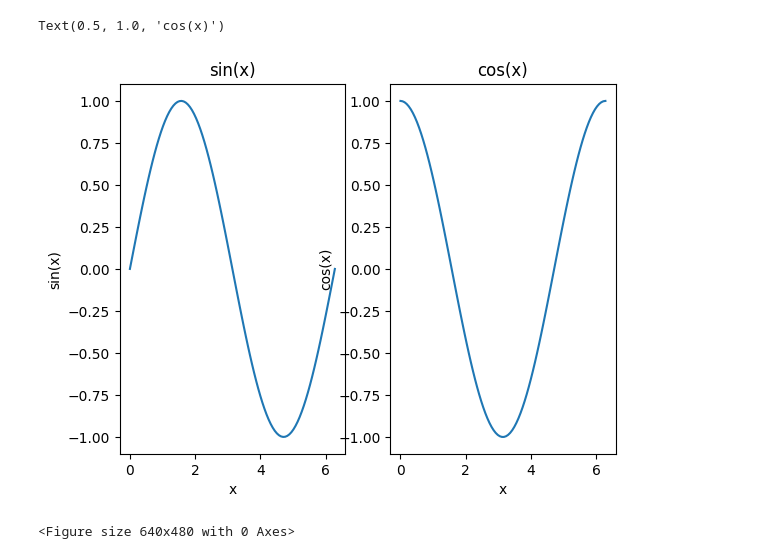
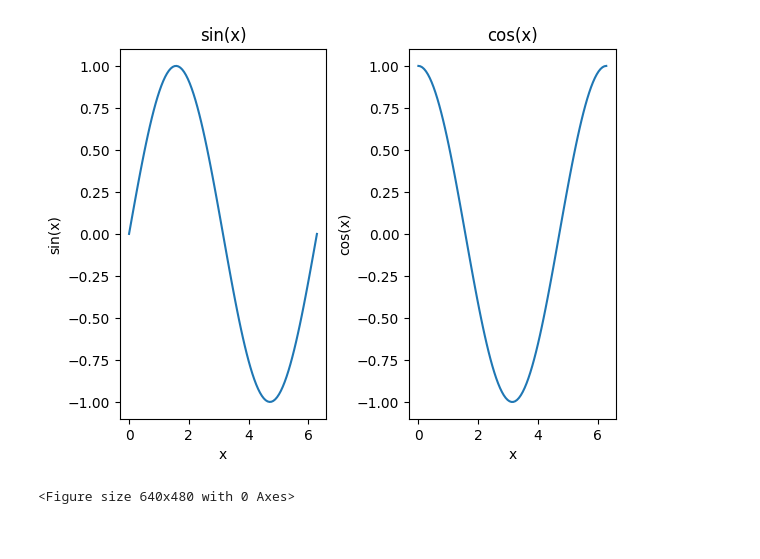
Before and after one commit to krannberry/astr-19, a Jupyter notebook: cj2-8.ipynb, the cells around one changed output. Saved outputs shown, nothing was run; the diff lists cells and outputs as text; code cells hidden in the pictures.

```diff
--- a/cj2-8.ipynb
+++ b/cj2-8.ipynb
@@ -11,20 +11,21 @@ def sin(x):
 def cos(x):
     return np.cos(x)
 # %%
-figs, axarr = plt.subplots(1, 2,)
+f, axarr = plt.subplots(1, 2,)
 
 axarr[0].plot(x, sin(x))
 axarr[0].set_xlabel('x')
 axarr[0].set_ylabel('sin(x)')
 axarr[0].set_title('sin(x)')
 
 axarr[1].plot(x, cos(x))
 axarr[1].set_xlabel('x')
 axarr[1].set_ylabel('cos(x)')
 axarr[1].set_title('cos(x)')
+
+f.subplots_adjust(wspace=0.4)
 # %% [output]
-Text(0.5, 1.0, 'cos(x)')
-[figure, old version]
+[figure, new version]
 # %%
 plt.savefig('cj2-8.pdf')
 # %% [output]
```
